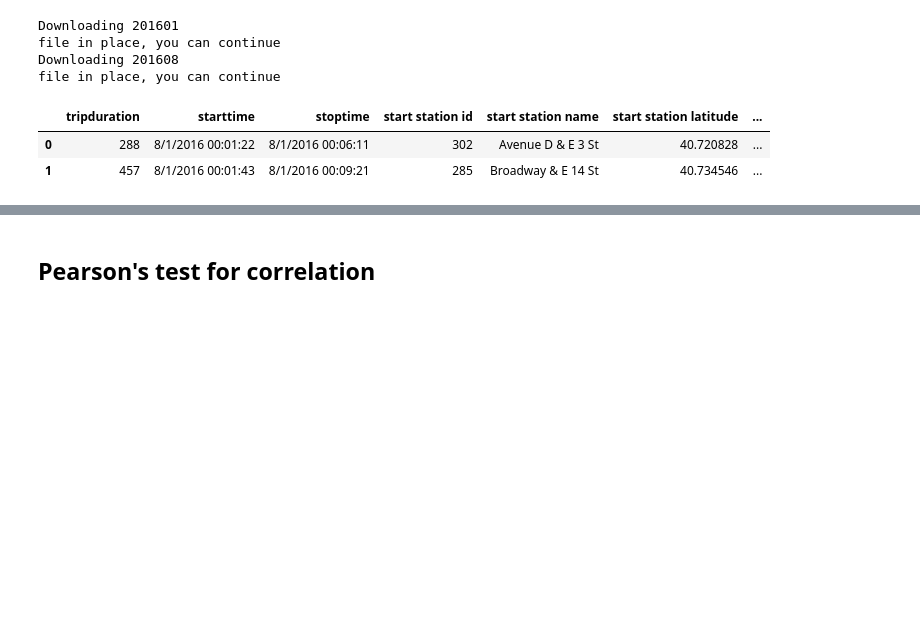
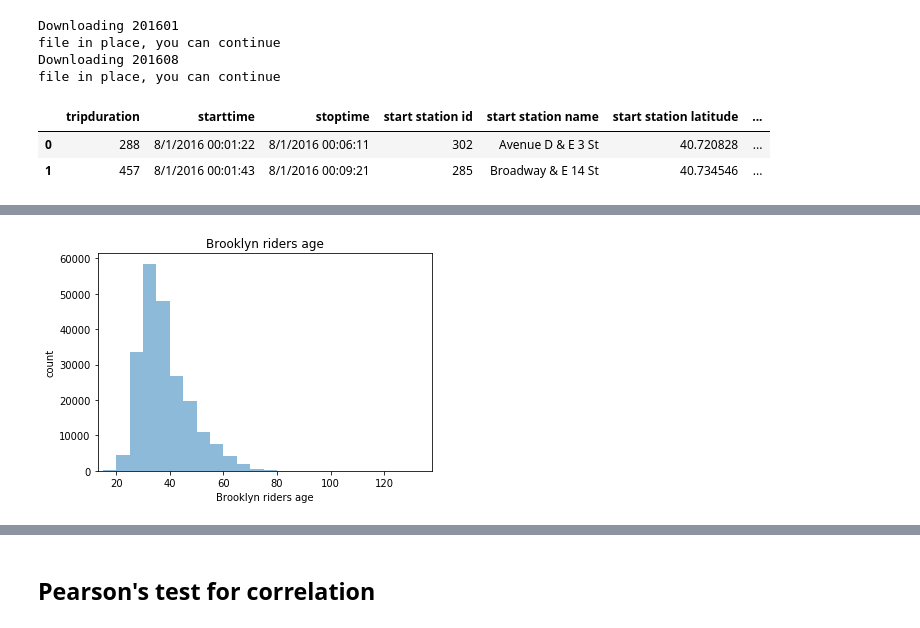
Before and after one commit to LindaLv11/PUI2018_bl2621, a Jupyter notebook: HW5_bl2621/Assignment_4.ipynb, the cells around one changed output, grey strips where cells are left out. Drawn from its saved outputs; the diff is of its cells as text; code cells hidden in the pictures; blank space fills up the shorter version.

```diff
--- a/HW5_bl2621/Assignment_4.ipynb
+++ b/HW5_bl2621/Assignment_4.ipynb
@@ -673,12 +673,17 @@ for loc in location:
     url = 'https://maps.googleapis.com/maps/api/geocode/json?latlng='+str(lat)+','+str(lng)+'&key=AIzaSyBV3nRL2vQm_DMMmAtA9-Daw17VXaq_4RU'
     data = requests.get(url)
     text = json.loads(data.text)
-    name = []
-    for i in range(len(text['results'][0]['address_components'])):
-        name.append(text['results'][0]['address_components'][i]['long_name'])
+    for i in range(len(text['results'])):
+        if text['results'][i]['address_components'][0]['long_name'] == 'Manhattan':
+            location[loc] = 'Manhattan'
+        elif text['results'][i]['address_components'][0]['long_name'] == 'Brooklyn':
+            location[loc] = 'Brooklyn'
+#     name = []
+#     for i in range(len(text['results'][0]['address_components'])):
+#         name.append(text['results'][0]['address_components'][i]['long_name'])
 
-    if 'Manhattan' in name:
-        location[loc] == 'Manhattan'
+#     if 'Manhattan' in name:
+#         location[loc] == 'Manhattan'
 
-    else:
-        location[loc] == 'Brooklyn'
+#     else:
+#         location[loc] == 'Brooklyn'
@@ -685,19 +710,19 @@ for loc in location:
 # %%
 Maharider_age = []
 for index, row in df.iterrows():
-    sid = row['start station id']
+    sid = str(row['start station id'])
     try:
-        if location[sid] == 'Mahanttan':
+        if location[sid] == 'Manhattan':
             Maharider_age.append(2018 - row['birth year'])
     except KeyError:
         continue
-# Brookrider_age = 2018 - df[['birth year']][(df['date'].dt.hour <8) | ((20 < df['date'].dt.hour) & (df['date'].dt.hour < 24)) & (df['tripduration'] < 3000)]
+# # Brookrider_age = 2018 - df[['birth year']][(df['date'].dt.hour <8) | ((20 < df['date'].dt.hour) & (df['date'].dt.hour < 24)) & (df['tripduration'] < 3000)]
 # %%
 Brookrider_age = []
 for index, row in df.iterrows():
-    id = row['start station id']
+    sid = str(row['start station id'])
     try:
-        if not location[id] == 'Mahanttan':
+        if not location[sid] == 'Manhattan':
             Brookrider_age.append((2018 - row['birth year']))
     except KeyError:
         continue
@@ -705,0 +729,14 @@ Brookrider_age
+# %%
+# fixed bin size
+bins = np.arange(10, 100, 5) # fixed bin size
+
+plt.xlim([min(Brookrider_age)-5, max(Brookrider_age)+5])
+
+plt.hist(Brookrider_age, bins=bins, alpha=0.5)
+plt.title('Brooklyn riders age')
+plt.xlabel('Brooklyn riders age')
+plt.ylabel('count')
+
+plt.show()
+# %% [output]
+[figure, added]
```
Also changed, not shown: parts of 36 cells of this notebook, 2 other files.
